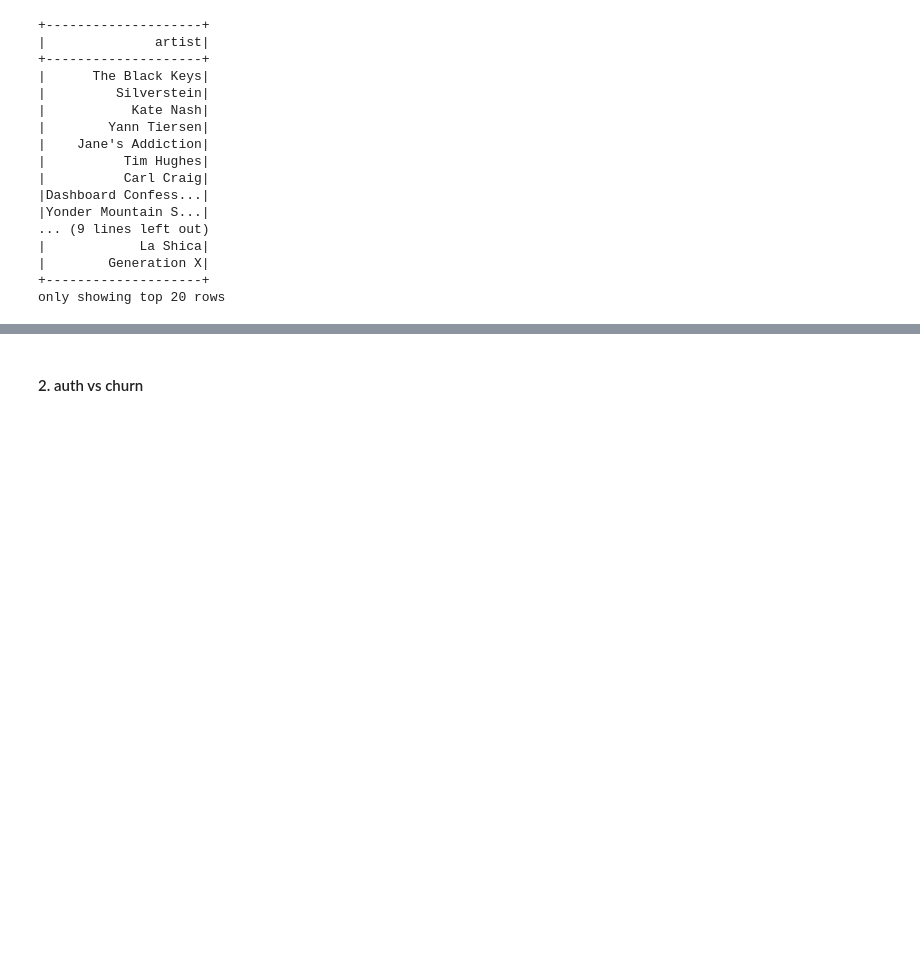
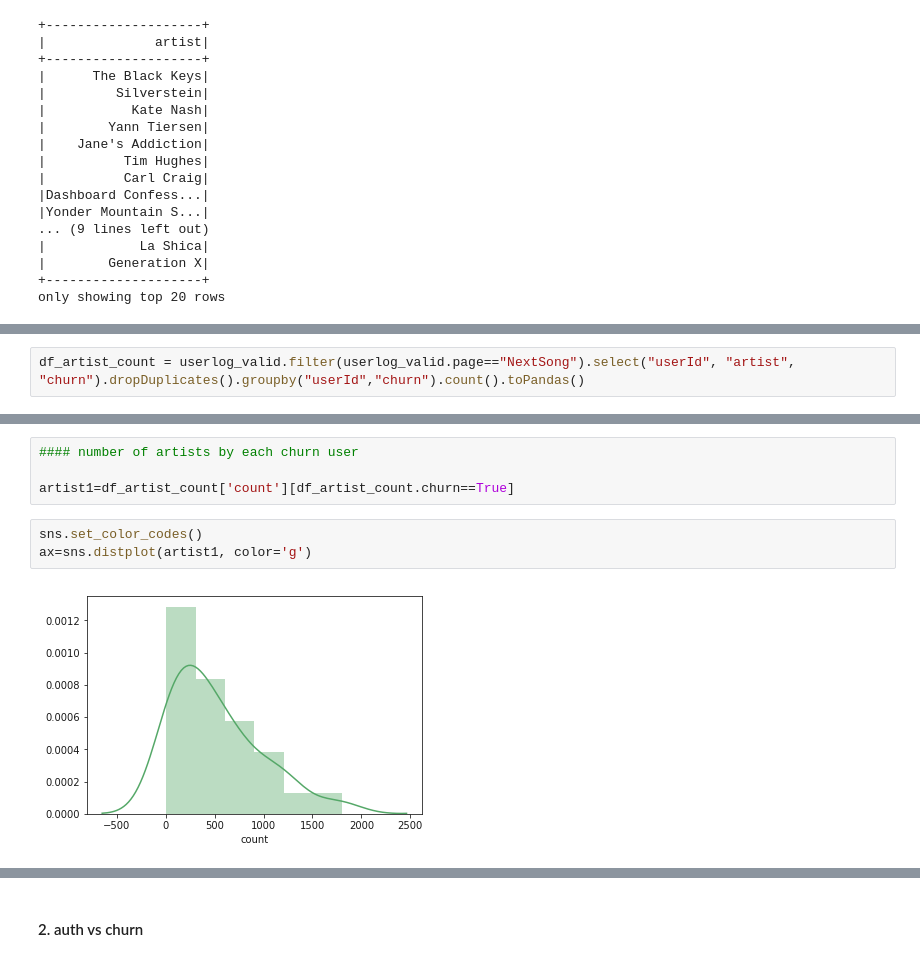
Before and after one commit to ShuangyuandData/SparkprojectSparkify, a Jupyter notebook: Sparkify.ipynb, the cells around one changed output, grey strips where cells are left out. Saved outputs shown, nothing was run; the diff lists cells and outputs as text; blank space fills up the shorter version.

```diff
--- a/Sparkify.ipynb
+++ b/Sparkify.ipynb
@@ -336,3 +389,5 @@ print(df_artist.count())
 4  Jane's Addiction
 artist    17655
 dtype: int64
+# %%
+df_artist_count = userlog_valid.filter(userlog_valid.page=="NextSong").select("userId", "artist", "churn").dropDuplicates().groupby("userId","churn").count().toPandas()
@@ -338,0 +408,9 @@ dtype: int64
+# %%
+#### number of artists by each churn user
+
+artist1=df_artist_count['count'][df_artist_count.churn==True]
+# %%
+sns.set_color_codes()
+ax=sns.distplot(artist1, color='g')
+# %% [output]
+[figure, added]
```
Also changed, not shown: parts of 75 cells of this notebook.
